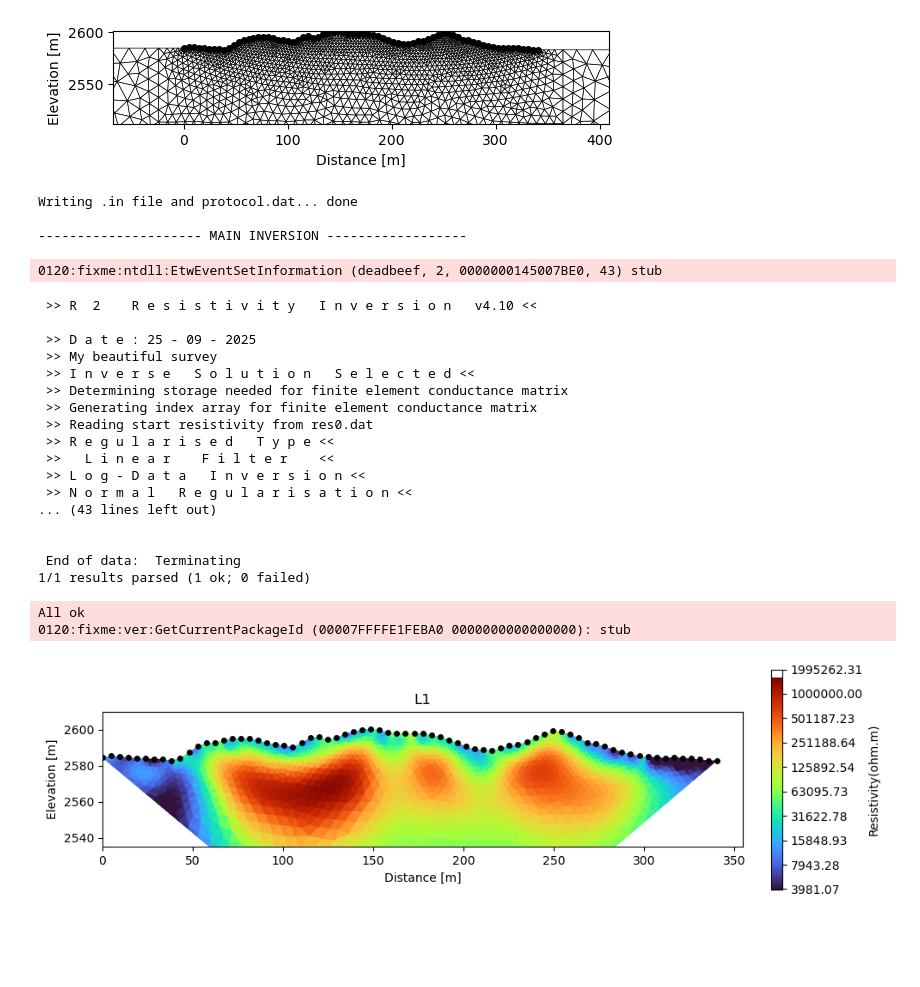
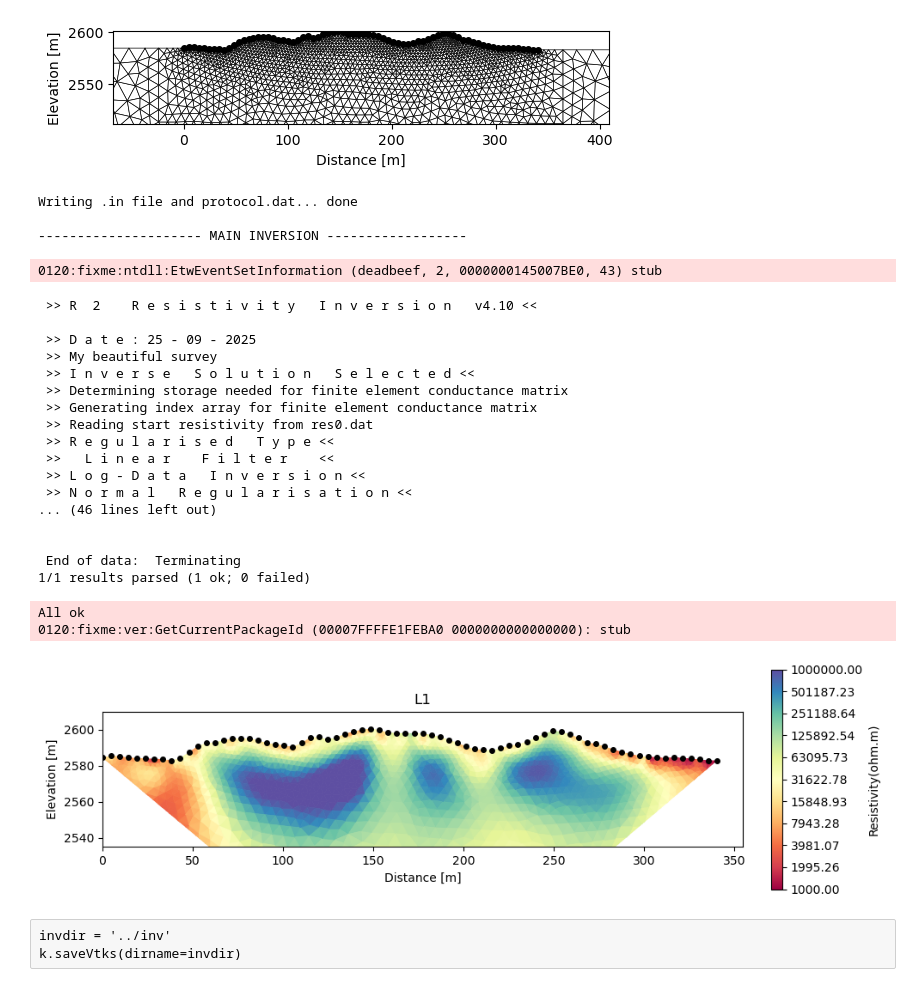
Before and after one commit to AlbCa/GeophysicalTools, a Jupyter notebook: ert/notebooks/nb_2Dreal-resipy.ipynb, the cells around one changed output. Cells and saved outputs as stored; diff of their text form; code cells hidden in the pictures; blank space fills up the shorter version.

```diff
--- a/ert/notebooks/nb_2Dreal-resipy.ipynb
+++ b/ert/notebooks/nb_2Dreal-resipy.ipynb
@@ -318,8 +318,8 @@ Creating triangular mesh...done (5054 elements)
 k.param['data_type'] = 1 # using log of resistitivy
 k.param['error_mod'] = 2
 #k.param['err'] = True
-k.param['a_wgt'] = 0.015
-k.param['b_wgt'] = 0.1
+k.param['a_wgt'] = 0.013
+k.param['b_wgt'] = 0.08
 k.invert()
 
 #k.saveProject(ertdir + 'ert-line1.resipy')
@@ -340,7 +340,7 @@ Writing .in file and protocol.dat... done
  >>   L i n e a r    F i l t e r    <<
  >> L o g - D a t a   I n v e r s i o n <<
  >> N o r m a l   R e g u l a r i s a t i o n <<
-... (43 lines left out)
+... (46 lines left out)
 
 
  End of data:  Terminating
@@ -350,17 +350,17 @@ All ok
 # %%
 # plot the results
 fig, ax = plt.subplots(figsize=(10,3), sharex=True)
 k.showResults(index=0, ax=ax,
-                 attr='Resistivity(log10)', vmin=3.6, vmax=6.2,
+                 attr='Resistivity(log10)', vmin=3, vmax=6,
                  clipCorners=True,
                  #contour=True,
-                 color_map='turbo', sens=False
+                 color_map='Spectral', sens=False
                 )
 ax.set_xlim(0, len_x)
 ax.set_ylim(2535, 2610)
 ax.set_title(filename)
 fig.tight_layout()
 #fig.savefig(outputdir +filename +'_model.png', #transparent = True,
            # dpi=200)
 # %% [output]
-[figure, old version]
+[figure, new version]
@@ -369,0 +367,3 @@ k.saveVtks(dirname=invdir)
+# %% [raw]
+invdir = '../inv'
+k.saveVtks(dirname=invdir)
```
Also changed, not shown: parts of 8 cells of this notebook, 1 other file.
